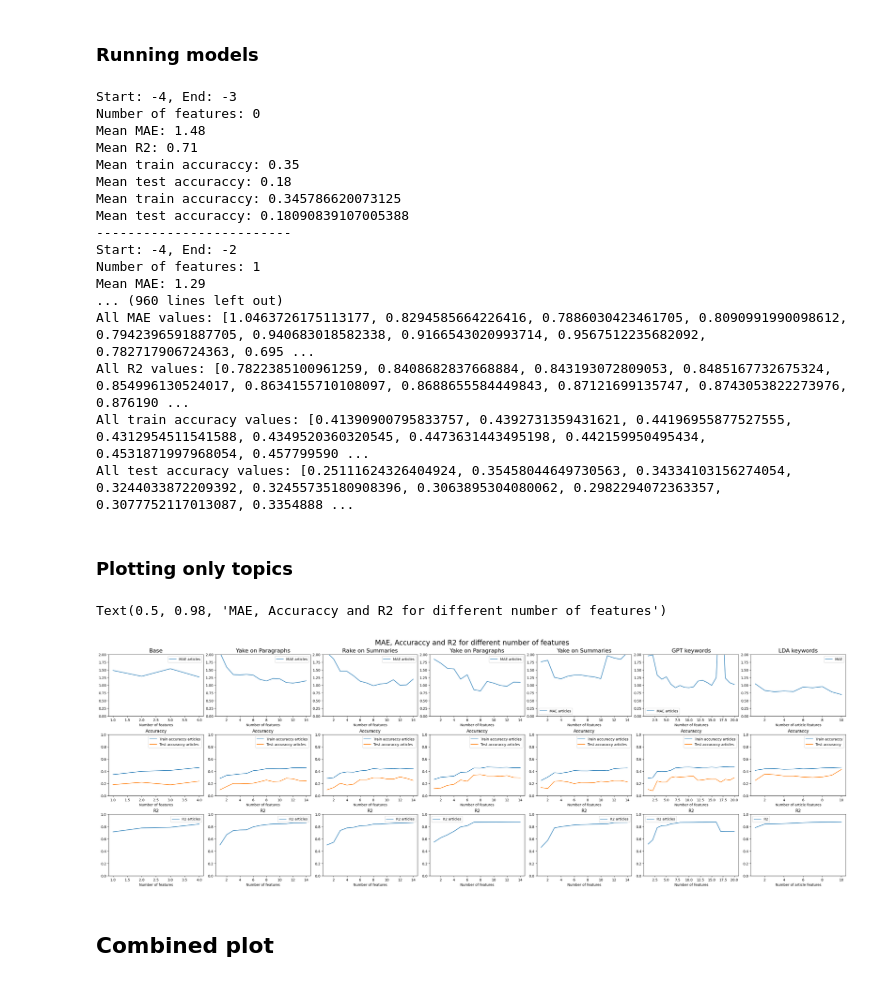
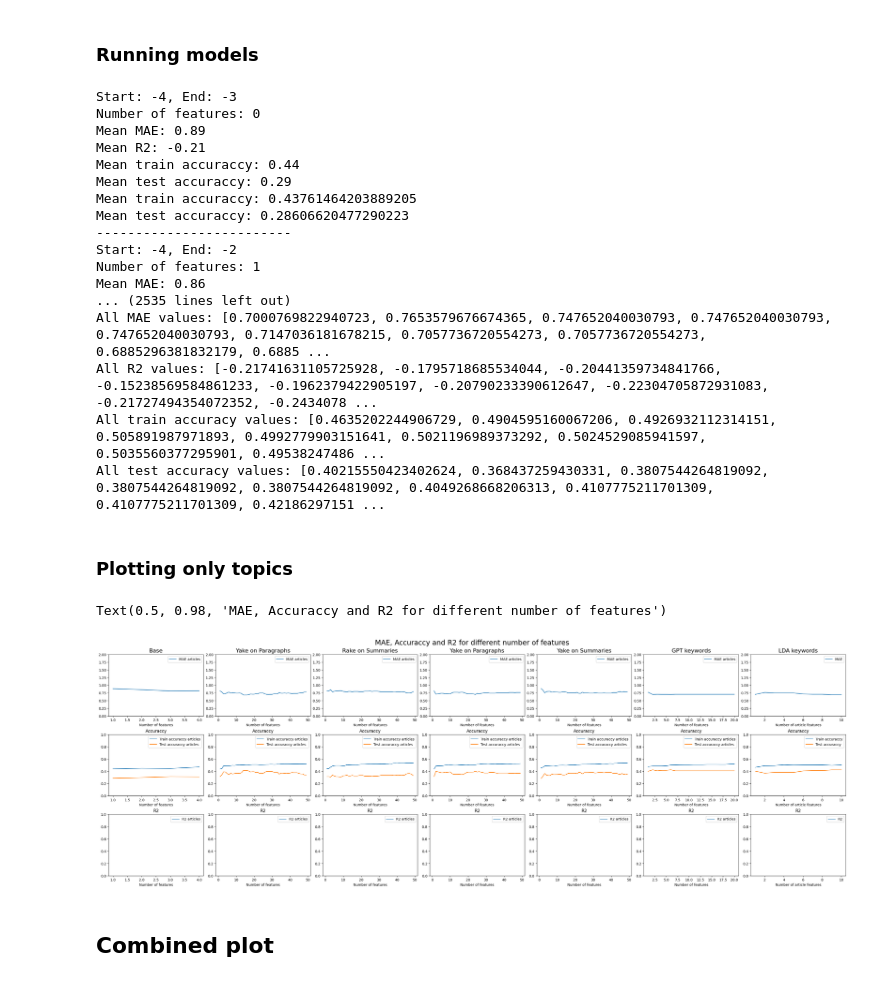
Before and after one commit to GielJW/JBG060-DC3-23-24-public, a Jupyter notebook: predictions.ipynb, the cells around one changed output. Drawn from its saved outputs; the diff is of its cells as text; code cells hidden in the pictures.

```diff
--- a/predictions.ipynb
+++ b/predictions.ipynb
@@ -355,7 +451,7 @@ news_ys_df.head()
 # %% [markdown]
 Chatgpt
 # %%
-news_gpt_df = pd.read_csv("df_gpt.csv") # Read news data into DataFrame
+news_gpt_df = pd.read_csv("df_chatgpt.csv") # Read news data into DataFrame
 
 # Create date column
 news_gpt_df["date"] = pd.to_datetime(
@@ -409,10 +505,10 @@ news_rs_df
 # Choose the columns that will be used for the predictions
 news_features_base = create_news_features(base_news_df, [base_news_df.columns[-4:]])  # The last x are the keywords.
 news_features_lda = create_news_features(news_lda_df, [news_lda_df.columns[-10:]])
-news_features_rp = create_news_features(news_rp_df, [news_rp_df.columns[-14:]])
-news_features_rs = create_news_features(news_rs_df, [news_rs_df.columns[-14:]])
-news_features_yp = create_news_features(news_yp_df, [news_yp_df.columns[-14:]])
-news_features_ys = create_news_features(news_ys_df, [news_ys_df.columns[-14:]])
+news_features_rp = create_news_features(news_rp_df, [news_rp_df.columns[-49:]])
+news_features_rs = create_news_features(news_rs_df, [news_rs_df.columns[-49:]])
+news_features_yp = create_news_features(news_yp_df, [news_yp_df.columns[-49:]])
+news_features_ys = create_news_features(news_ys_df, [news_ys_df.columns[-49:]])
 news_features_gpt = create_news_features(news_gpt_df, [news_gpt_df.columns[-20:]])
 news_features_base
 # %% [output]
@@ -809,6 +906,7 @@ def train_model_only_articles(features_df):
 
             # Append results to respective lists
             mae_values.append(metrics.mean_absolute_error(y_test, y_pred_test))
+            r2_values.append(metrics.r2_score(y_train, y_pred_train))
             # r2_values.append(results.rsquared)
 
             # for looking at how the model performs closer
@@ -818,7 +916,6 @@ def train_model_only_articles(features_df):
             # Append accuraccy to respective lists
             train_accuraccy.append(metrics.accuracy_score(y_train, y_pred_train))
             test_accuraccy.append(metrics.accuracy_score(y_test, y_pred_test))
-            r2_values.append(results.score(X_test, y_test))
 
         print(f"Number of features: {len(X.columns)-1}")
         print(f"Mean MAE: {np.mean(mae_values):.2f}") # Print MAE
@@ -853,27 +950,27 @@ lda_mae_values_articles, lda_r2_values_articles, lda_train_accuracy_articles, ld
 # %% [output]
 Start: -4, End: -3
 Number of features: 0
-Mean MAE: 1.48
-Mean R2: 0.71
-Mean train accuraccy: 0.35
-Mean test accuraccy: 0.18
-Mean train accuraccy: 0.345786620073125
-Mean test accuraccy: 0.18090839107005388
+Mean MAE: 0.89
+Mean R2: -0.21
+Mean train accuraccy: 0.44
+Mean test accuraccy: 0.29
+Mean train accuraccy: 0.43761464203889205
+Mean test accuraccy: 0.28606620477290223
 -------------------------
 Start: -4, End: -2
 Number of features: 1
-Mean MAE: 1.29
-... (960 lines left out)
-All MAE values: [1.0463726175113177, 0.8294585664226416, 0.7886030423461705, 0.8090991990098612, 0.7942396591887705, 0.940683018582338, 0.9166543020993714, 0.9567512235682092, 0.782717906724363, 0.695 ...
-All R2 values: [0.7822385100961259, 0.8408682837668884, 0.843193072809053, 0.8485167732675324, 0.854996130524017, 0.8634155710108097, 0.8688655584449843, 0.87121699135747, 0.8743053822273976, 0.876190 ...
-All train accuracy values: [0.41390900795833757, 0.4392731359431621, 0.44196955877527555, 0.4312954511541588, 0.4349520360320545, 0.4473631443495198, 0.442159950495434, 0.4531871997968054, 0.457799590 ...
-All test accuracy values: [0.25111624326404924, 0.35458044649730563, 0.34334103156274054, 0.3244033872209392, 0.32455735180908396, 0.3063895304080062, 0.2982294072363357, 0.3077752117013087, 0.3354888 ...
+Mean MAE: 0.86
+... (2535 lines left out)
+All MAE values: [0.7000769822940723, 0.7653579676674365, 0.747652040030793, 0.747652040030793, 0.747652040030793, 0.7147036181678215, 0.7057736720554273, 0.7057736720554273, 0.6885296381832179, 0.6885 ...
+All R2 values: [-0.21741631105725928, -0.1795718685534044, -0.20441359734841766, -0.15238569584861233, -0.1962379422905197, -0.20790233390612647, -0.22304705872931083, -0.21727494354072352, -0.2434078 ...
+All train accuracy values: [0.4635202244906729, 0.4904595160067206, 0.4926932112314151, 0.505891987971893, 0.4992779903151641, 0.5021196989373292, 0.5024529085941597, 0.5035560377295901, 0.49538247486 ...
+All test accuracy values: [0.40215550423402624, 0.368437259430331, 0.3807544264819092, 0.3807544264819092, 0.3807544264819092, 0.4049268668206313, 0.4107775211701309, 0.4107775211701309, 0.42186297151 ...
 # %% [markdown]
 ### Plotting only topics
 # %%
 #offset xvals for plotting
 base_article_xvals = [i for i in range(1, 5)]
-article_xvals = [i for i in range(1, 15)]
+article_xvals = [i for i in range(1, 50)]
 gpt_article_xvals = [i for i in range(1, 21)]
 lda_article_xvals = [i for i in range(1, 11)]
 
@@ -988,34 +1085,34 @@ axis[2,5].set_title('R2')
 axis[0,5].set_xlabel('Number of features')
 axis[1,5].set_xlabel('Number of features')
 axis[2,5].set_xlabel('Number of features')
 axis[0,5].set_ylim(0, 2)
 axis[1,5].set_ylim(0, 1)
 axis[2,5].set_ylim(0, 1)
 axis[0,5].set_title('GPT keywords', fontsize=16);
 figure.suptitle('MAE, Accuraccy and R2 for different number of features', fontsize=20);
 
 #plot MAE, accuraccy and R2 for different number of features [LDA]
 axis[0,6].plot(lda_article_xvals, lda_mae_values_articles, label='MAE')
 axis[2,6].plot(lda_article_xvals, lda_r2_values_articles, label='R2')
 axis[1,6].plot(lda_article_xvals, lda_train_accuracy_articles, label='Train accuraccy')
 axis[1,6].plot(lda_article_xvals, lda_test_accuracy_articles, label='Test accuraccy')
 axis[0,6].legend()
 axis[1,6].legend()
 axis[2,6].legend()
 axis[0,6].set_title('MAE')
 axis[1,6].set_title('Accuraccy')
 axis[2,6].set_title('R2')
 axis[0,6].set_xlabel('Number of article features')
 axis[1,6].set_xlabel('Number of article features')
 axis[2,6].set_xlabel('Number of article features')
 axis[0,6].set_ylim(0, 2)
 axis[1,6].set_ylim(0, 1)
 axis[2,6].set_ylim(0, 1)
 axis[0,6].set_title('LDA keywords', fontsize=16);
 figure.suptitle('MAE, Accuraccy and R2 for different number of features', fontsize=20)
 # %% [output]
 Text(0.5, 0.98, 'MAE, Accuraccy and R2 for different number of features')
-[figure, old version]
+[figure, new version]
 # %% [markdown]
 ## Combined plot
 # %%
```
Also changed, not shown: parts of 25 cells of this notebook, 1 other file.
